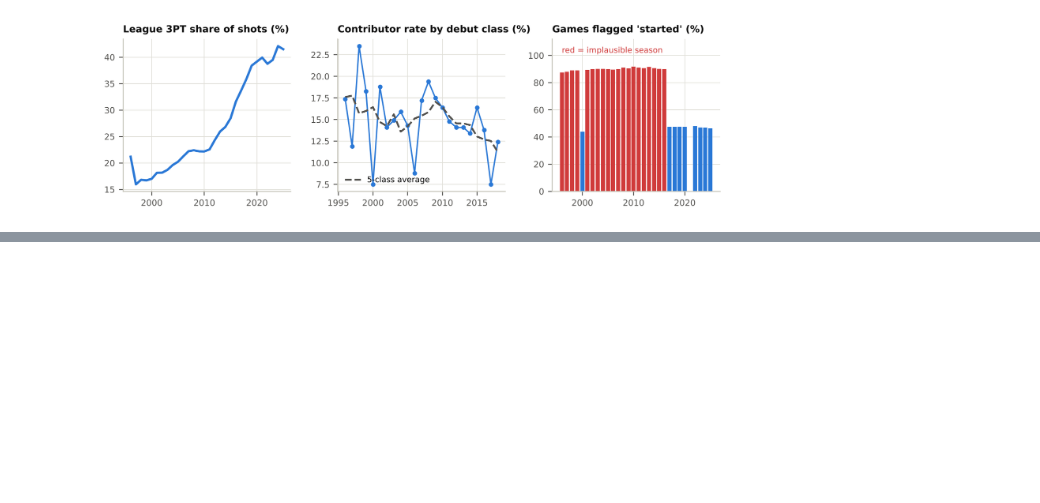
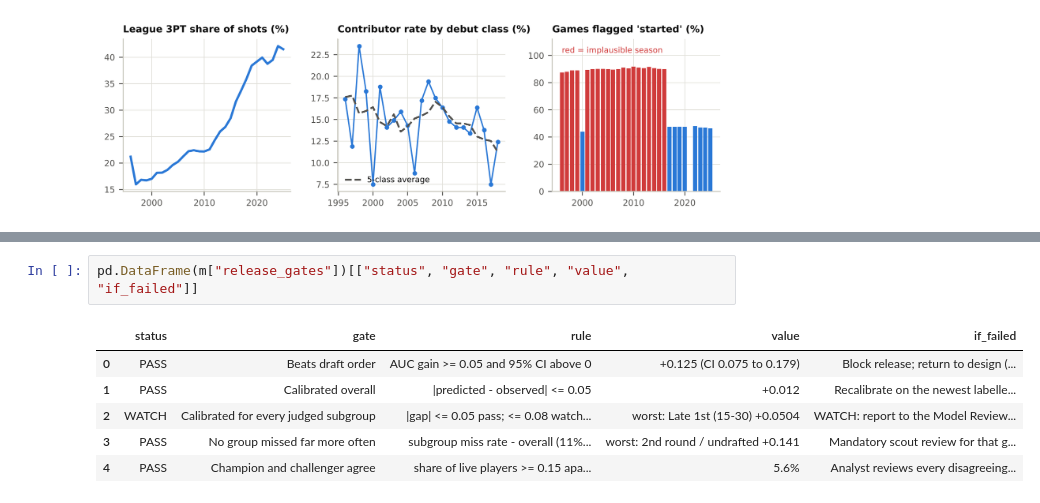
Before and after one commit to changafernando/early-career-potential, a Jupyter notebook: notebooks/walkthrough.ipynb, the cells around one changed output, grey strips where cells are left out. Saved outputs shown, nothing was run; the diff lists cells and outputs as text; blank space fills up the shorter version.

```diff
--- a/notebooks/walkthrough.ipynb
+++ b/notebooks/walkthrough.ipynb
@@ -276,0 +297,9 @@ display(Image("outputs/figures/fig7_drift.png", width=760))
+# %%
+pd.DataFrame(m["release_gates"])[["status", "gate", "rule", "value", "if_failed"]]
+# %% [output]
+|  | status | gate | rule | value | if_failed |
+| 0 | PASS | Beats draft order | AUC gain >= 0.05 and 95% CI above 0 | +0.125 (CI 0.075 to 0.179) | Block release; return to design (... |
+| 1 | PASS | Calibrated overall | |predicted - observed| <= 0.05 | +0.012 | Recalibrate on the newest labelle... |
+| 2 | WATCH | Calibrated for every judged subgroup | |gap| <= 0.05 pass; <= 0.08 watch... | worst: Late 1st (15-30) +0.0504 | WATCH: report to the Model Review... |
+| 3 | PASS | No group missed far more often | subgroup miss rate - overall (11%... | worst: 2nd round / undrafted +0.141 | Mandatory scout review for that g... |
+| 4 | PASS | Champion and challenger agree | share of live players >= 0.15 apa... | 5.6% | Analyst reviews every disagreeing... |
```
Also changed, not shown: parts of 8 cells of this notebook, 28 other files.
